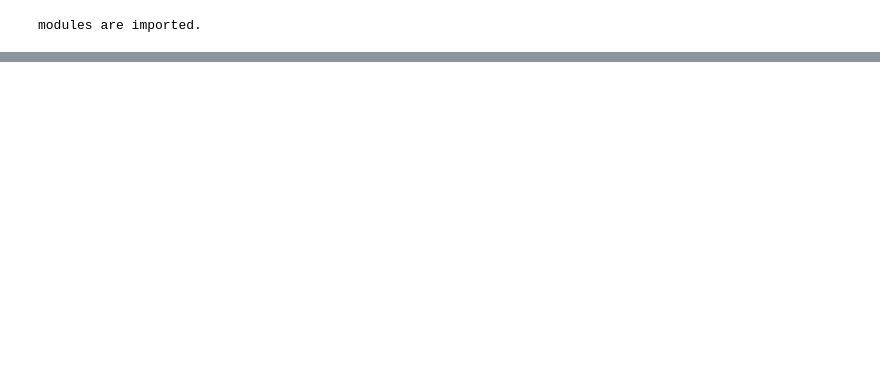
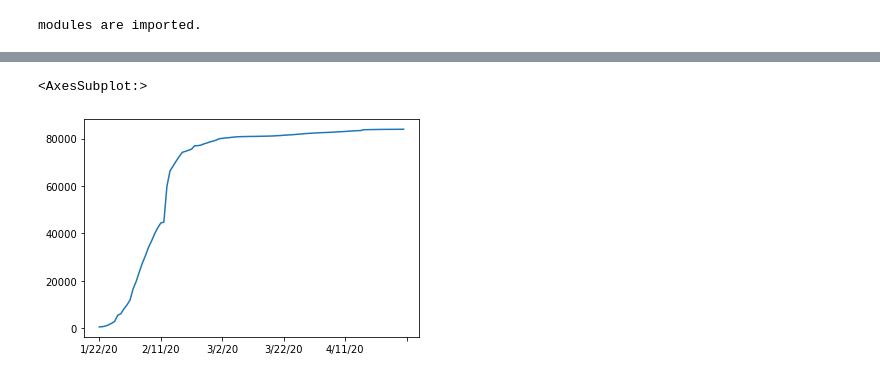
Before and after one commit to Ssuman394/Impact_Alalysis_of_Covid-19, a Jupyter notebook: Impact_Alalysis_of_Covid-19.ipynb, the cells around one changed output, grey strips where cells are left out. Cells and saved outputs as stored; diff of their text form; code cells hidden in the pictures; blank space fills up the shorter version.

```diff
--- a/Impact_Alalysis_of_Covid-19.ipynb
+++ b/Impact_Alalysis_of_Covid-19.ipynb
@@ -34,0 +69,5 @@ df.head(10)
+# %%
+corona_dataset_aggregated.loc['China'].plot()
+# %% [output]
+<AxesSubplot:>
+[figure, added]
```
Also changed, not shown: parts of 21 cells of this notebook.
